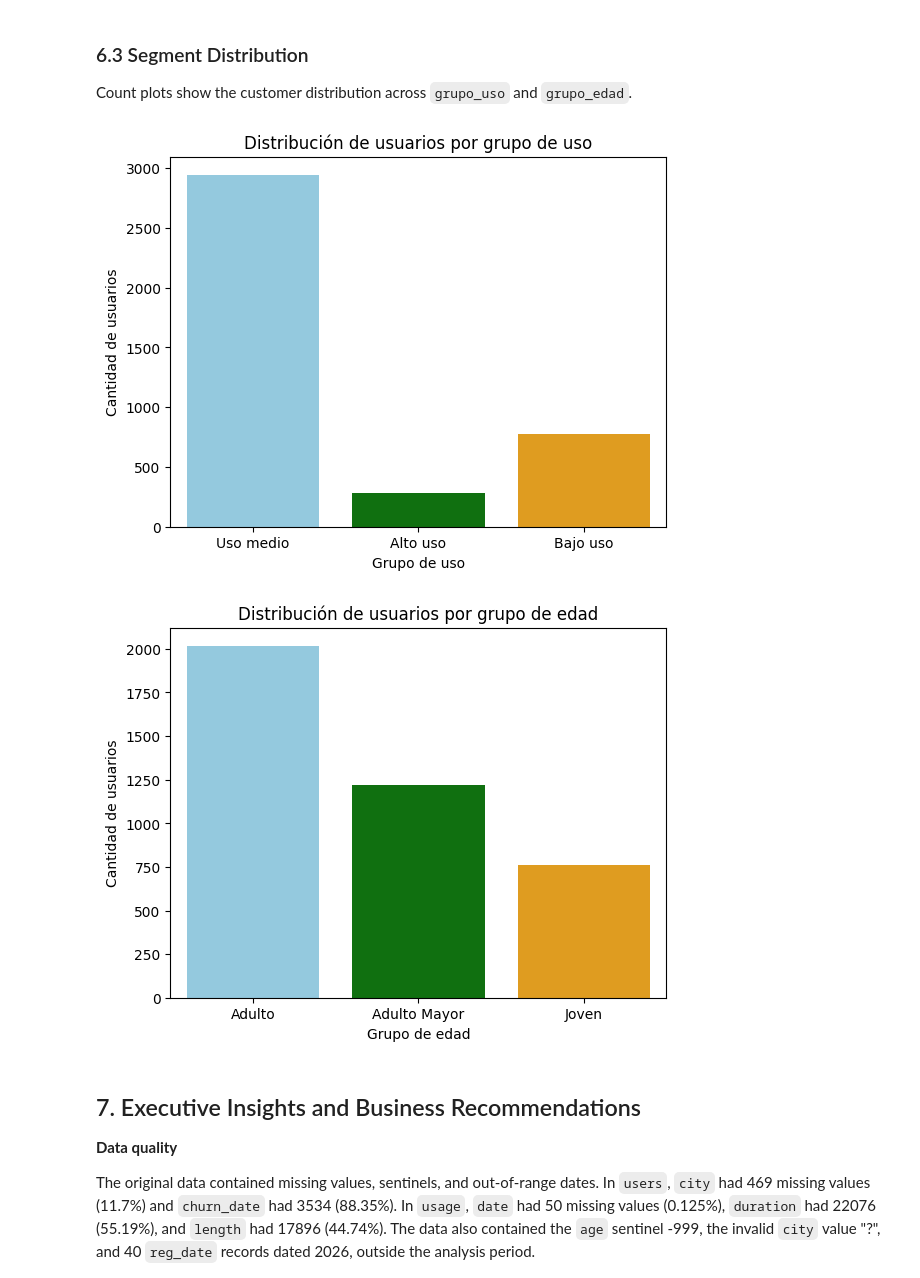
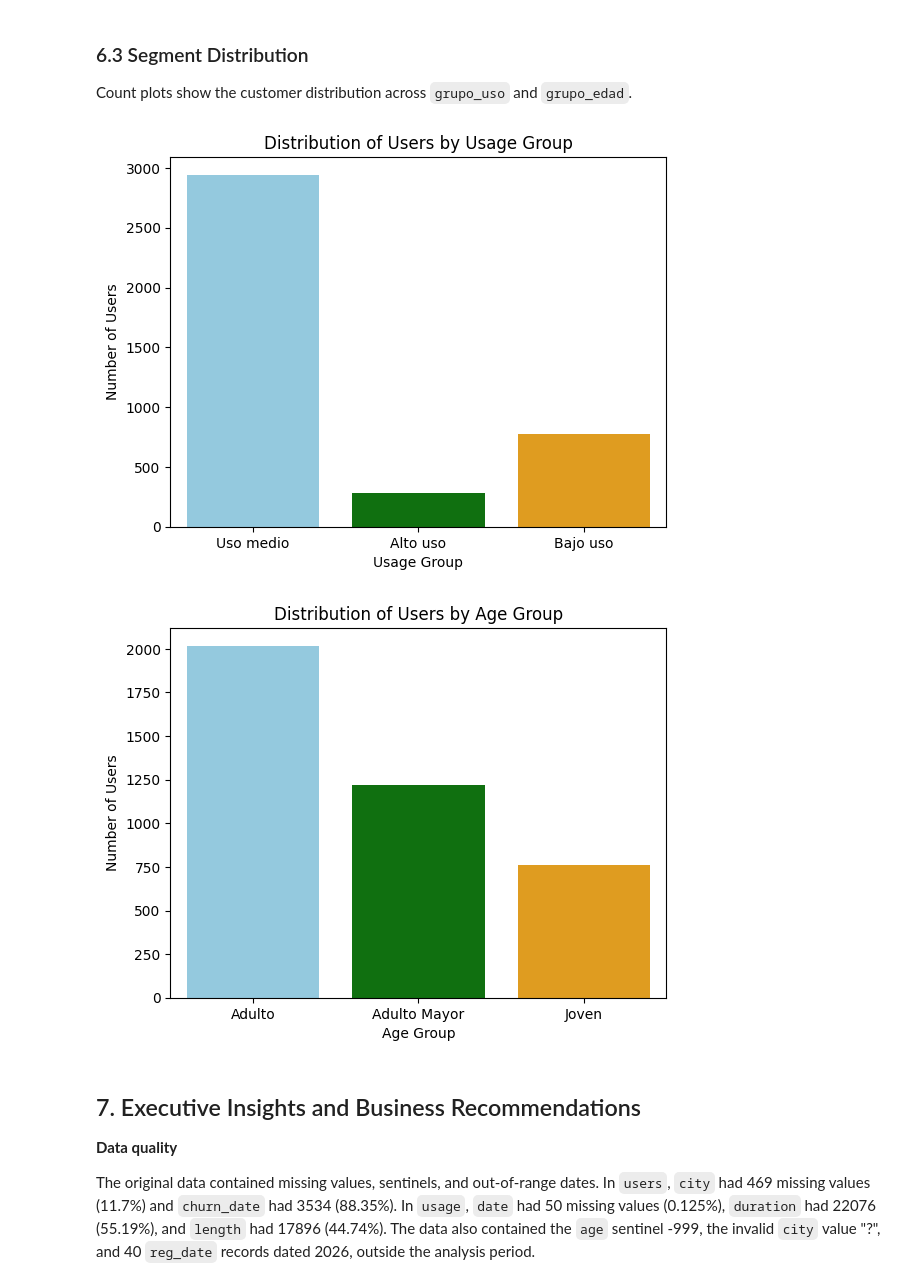
Before and after one commit to mark-savage-da/connectatel-telecom-analysis, a Jupyter notebook: connectatel-telecom-analysis.ipynb, the cells around one changed output. Cells and saved outputs as stored; diff of their text form; code cells hidden in the pictures.

```diff
--- a/connectatel-telecom-analysis.ipynb
+++ b/connectatel-telecom-analysis.ipynb
@@ -755,22 +772,22 @@ user_profile.head()
 Count plots show the customer distribution across `grupo_uso` and `grupo_edad`.
 # %%
 # Plot customer counts by usage segment
-sns.countplot(data=user_profile, x='grupo_uso', palette=['skyblue', 'green', 'orange'])
+sns.countplot(data=user_profile, x='grupo_uso', hue='grupo_uso', palette=['skyblue', 'green', 'orange'], legend=False)
 plt.title('Distribution of Users by Usage Group')
 plt.xlabel('Usage Group')
 plt.ylabel('Number of Users')
 plt.show()
 # %% [output]
-[figure, old version]
+[figure, new version]
 # %%
 # Plot customer counts by age segment
-sns.countplot(data=user_profile, x='grupo_edad', palette=['skyblue', 'green', 'orange'])
+sns.countplot(data=user_profile, x='grupo_edad', hue='grupo_edad', palette=['skyblue', 'green', 'orange'], legend=False)
 plt.title('Distribution of Users by Age Group')
 plt.xlabel('Age Group')
 plt.ylabel('Number of Users')
 plt.show()
 # %% [output]
-[figure, old version]
+[figure, new version]
 # %% [markdown]
 ## 7. Executive Insights and Business Recommendations
 
```
Also changed, not shown: parts of 21 cells of this notebook.
